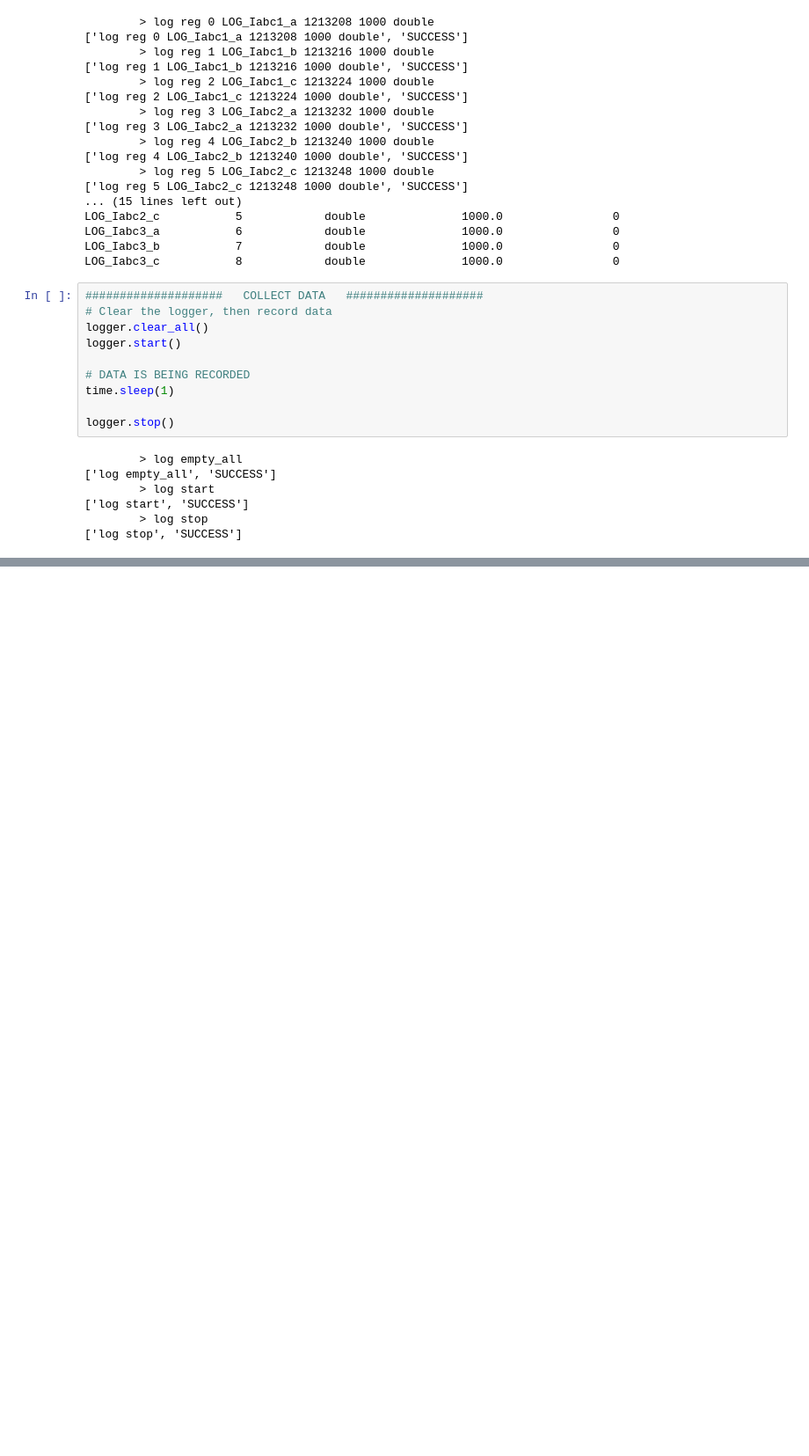
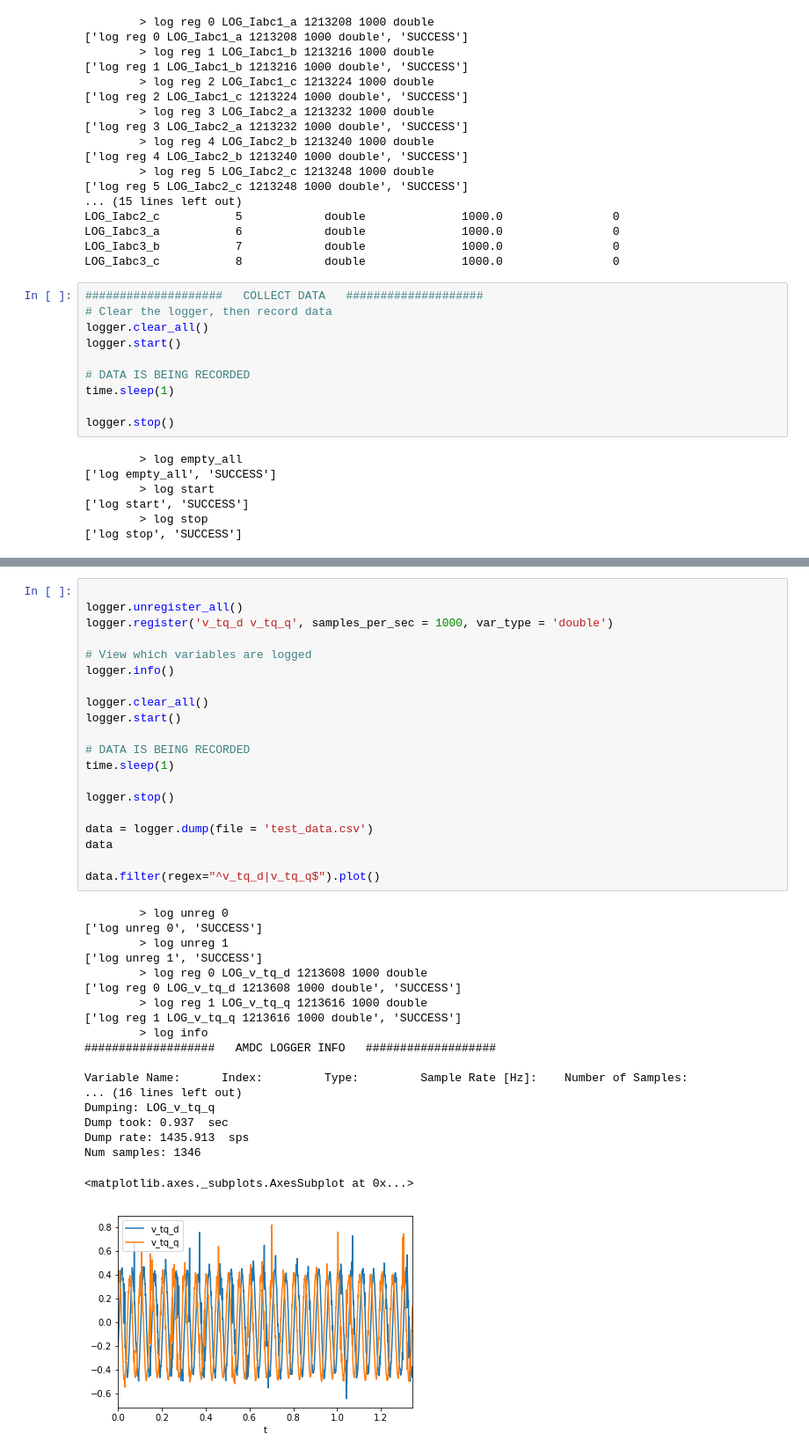
Before and after one commit to Zhouzhou377/Bearingless-Machine, a Jupyter notebook: My_C_Code/Scripts/Cabinet_test.ipynb, the cells around one changed output, grey strips where cells are left out. Shown at 88% size. Cells and saved outputs as stored; diff of their text form; blank space fills up the shorter version.

Commit message:
Complete first test, analog sensors need to be calibrated

```diff
--- a/My_C_Code/Scripts/Cabinet_test.ipynb
+++ b/My_C_Code/Scripts/Cabinet_test.ipynb
@@ -408,0 +425,40 @@ Num samples: 1378
+# %%
+
+logger.unregister_all()
+logger.register('v_tq_d v_tq_q', samples_per_sec = 1000, var_type = 'double')
+
+# View which variables are logged
+logger.info()
+
+logger.clear_all()
+logger.start()
+
+# DATA IS BEING RECORDED
+time.sleep(1)
+
+logger.stop()
+
+data = logger.dump(file = 'test_data.csv')
+data
+
+data.filter(regex="^v_tq_d|v_tq_q$").plot()
+# %% [output]
+        > log unreg 0
+['log unreg 0', 'SUCCESS']
+        > log unreg 1
+['log unreg 1', 'SUCCESS']
+        > log reg 0 LOG_v_tq_d 1213608 1000 double
+['log reg 0 LOG_v_tq_d 1213608 1000 double', 'SUCCESS']
+        > log reg 1 LOG_v_tq_q 1213616 1000 double
+['log reg 1 LOG_v_tq_q 1213616 1000 double', 'SUCCESS']
+        > log info
+###################   AMDC LOGGER INFO   ###################
+
+Variable Name:      Index:         Type:         Sample Rate [Hz]:    Number of Samples:
+... (16 lines left out)
+Dumping: LOG_v_tq_q
+Dump took: 0.937  sec
+Dump rate: 1435.913  sps
+Num samples: 1346
+<matplotlib.axes._subplots.AxesSubplot at 0x...>
+[figure, added]
```
Also changed, not shown: parts of 22 cells of this notebook, 5 other files.
